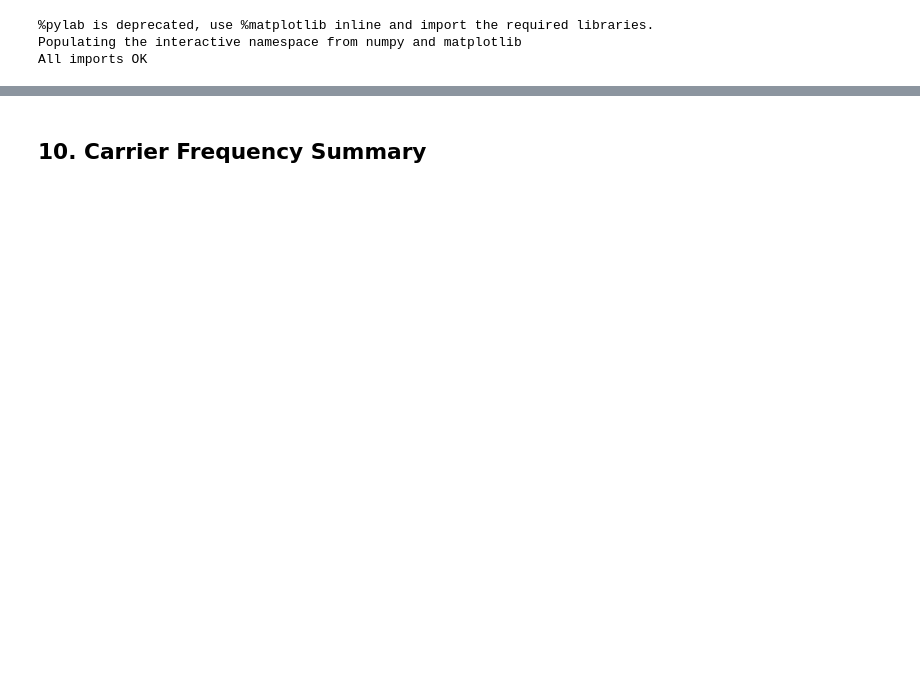
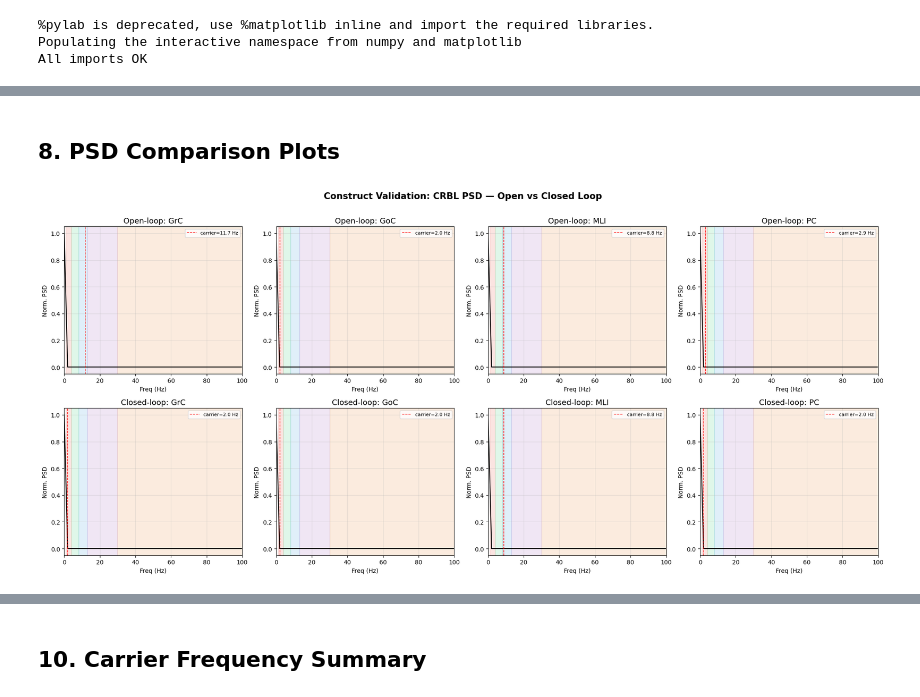
Before and after one commit to the-virtual-brain/tvb-root, a Jupyter notebook: tvb_documentation/demos/ww-crbl/ww_crbl_hybrid_demo.ipynb, the cells around one changed output, grey strips where cells are left out. Drawn from its saved outputs; the diff is of its cells as text; code cells hidden in the pictures; blank space fills up the shorter version.

```diff
--- a/tvb_documentation/demos/ww-crbl/ww_crbl_hybrid_demo.ipynb
+++ b/tvb_documentation/demos/ww-crbl/ww_crbl_hybrid_demo.ipynb
@@ -467,0 +87,10 @@ Overlay plot saved
+# %%
+data = np.load('data/conn_126.npz')
+W_raw = data['weights'].copy()
+TL_full = data['tract_lengths'].astype(np.float64)
+TL_full[TL_full == 0] = np.min(TL_full[TL_full > 0])
+
+# Normalize weights column-wise (same as monolithic init)
+W = W_raw / (W_raw.sum(axis=0) + 1e-12)
+
+print(f"SC: {W_raw.shape} → normalized, max={W.max():.4f}")
@@ -467,0 +341,40 @@ Overlay plot saved
+# %% [markdown]
+## 8. PSD Comparison Plots
+# %%
+pops = ['GrC', 'GoC', 'MLI', 'PC']
+fig, axes = plt.subplots(2, 4, figsize=(20, 9))
+
+for ci, pop in enumerate(pops):
+    ax = axes[0, ci]
+    f, p = psd_open[pop]
+    pn = p / p.max() if p.max() > 0 else p
+    m = f <= 100
+    ax.plot(f[m], pn[m], 'k-', lw=1.5)
+    ax.axvline(carrier_open[pop], color='red', ls='--', lw=1,
+               label=f'carrier={carrier_open[pop]:.1f} Hz')
+    for bn, (blo, bhi) in bands.items():
+        ax.axvspan(blo, bhi, color=band_colors[bn], alpha=0.15)
+    ax.set_title(f'Open-loop: {pop}', fontsize=13)
+    ax.set_xlabel('Freq (Hz)'); ax.set_ylabel('Norm. PSD')
+    ax.legend(fontsize=8); ax.set_xlim(0, 100); ax.grid(True, alpha=0.3)
+
+    ax = axes[1, ci]
+    f, p = psd_closed[pop]
+    pn = p / p.max() if p.max() > 0 else p
+    m = f <= 100
+    ax.plot(f[m], pn[m], 'k-', lw=1.5)
+    ax.axvline(carrier_closed[pop], color='red', ls='--', lw=1,
+               label=f'carrier={carrier_closed[pop]:.1f} Hz')
+    for bn, (blo, bhi) in bands.items():
+        ax.axvspan(blo, bhi, color=band_colors[bn], alpha=0.15)
+    ax.set_title(f'Closed-loop: {pop}', fontsize=13)
+    ax.set_xlabel('Freq (Hz)'); ax.set_ylabel('Norm. PSD')
+    ax.legend(fontsize=8); ax.set_xlim(0, 100); ax.grid(True, alpha=0.3)
+
+fig.suptitle('Construct Validation: CRBL PSD — Open vs Closed Loop',
+             fontsize=15, fontweight='bold', y=1.01)
+plt.tight_layout()
+plt.savefig('ww_crbl_psd_comparison.png', dpi=150, bbox_inches='tight')
+plt.show()
+# %% [output]
+[figure, added]
```
Also changed, not shown: parts of 43 cells of this notebook, 1 other file.
